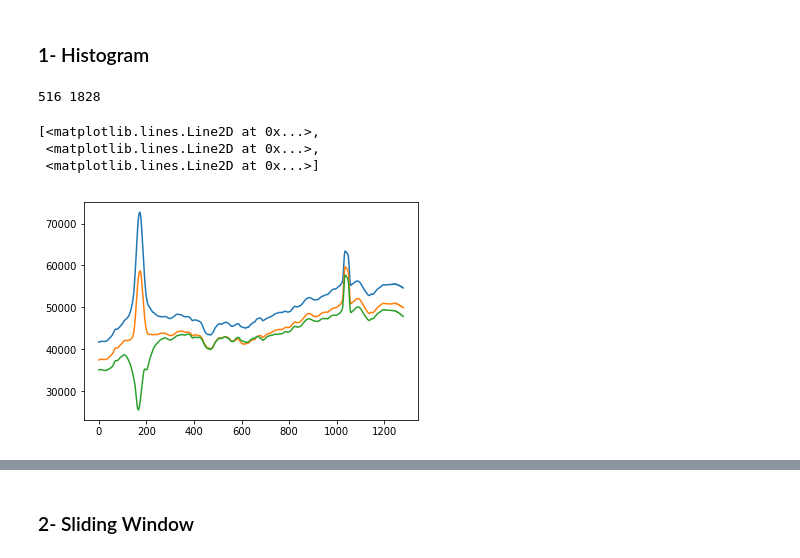
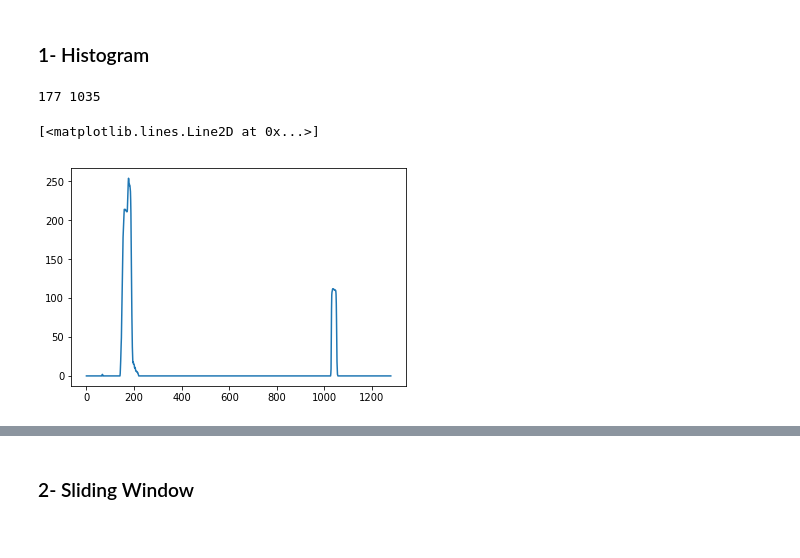
Before and after one commit to maggieezzat/Lane-Detection, a Jupyter notebook: advanced_lane_detection.ipynb, the cells around one changed output, grey strips where cells are left out. Saved outputs shown, nothing was run; the diff lists cells and outputs as text; code cells hidden in the pictures.

```diff
--- a/advanced_lane_detection.ipynb
+++ b/advanced_lane_detection.ipynb
@@ -93,7 +93,7 @@ plt.imshow((l_channel/255)*(s_channel/255),cmap="gray")
 <matplotlib.image.AxesImage at 0x...>
 [figure]
 # %%
-def colorThreshold(img,thresh=(0.35,1)):
+def colorThreshold(img,thresh=(0.25,1)):
     hlsval = cv2.cvtColor(img,cv2.COLOR_RGB2HLS)
     h_channel,l_channel,s_channel=cv2.split(hlsval)
     combinedcolor=(l_channel/255)*(s_channel/255)
@@ -391,6 +391,9 @@ def warp(img, src_coordinates=None, dst_coordinates=None):
     warped = cv2.warpPerspective(img, M, img_size, flags=cv2.INTER_LINEAR)
 
     return warped, M, Minv
+# %%
+#image = colorThreshold(test_image)
+image = test_image
 # %%
 src_coordinates = np.float32(
     [#[280,  700],
@@ -455,25 +458,25 @@ After finishing the previous steps You now have a thresholded warped image and y
 # %%
 #The peaks int the histogram tell us about the likely position of the lanes in the image.
 #---------beter be grayscale, yasmeen's output------------------
 def find_histogram_peaks(img):
     histogram = np.sum(img[img.shape[0]//2:,:], axis=0)
 
     # Peak in the first half indicates the likely position of the left lane
     half_width = np.int(histogram.shape[0]//2)
     leftx_base = np.argmax(histogram[:half_width])
 
     # Peak in the second half indicates the likely position of the right lane
     rightx_base = np.argmax(histogram[half_width:]) + half_width
 
     return histogram, leftx_base, rightx_base
 
-histogram, leftx_base, rightx_base = find_histogram_peaks(warped)
+#make a binary image of the warped image
+warped_binary = colorThreshold(warped)
+histogram, leftx_base, rightx_base = find_histogram_peaks(warped_binary)
 
 print(leftx_base, rightx_base)
 plt.plot(histogram)
 # %% [output]
-516 1828
+177 1035
-[<matplotlib.lines.Line2D at 0x...>,
- <matplotlib.lines.Line2D at 0x...>,
- <matplotlib.lines.Line2D at 0x...>]
+[<matplotlib.lines.Line2D at 0x...>]
-[figure, old version]
+[figure, new version]
```
Also changed, not shown: parts of 10 cells of this notebook.
